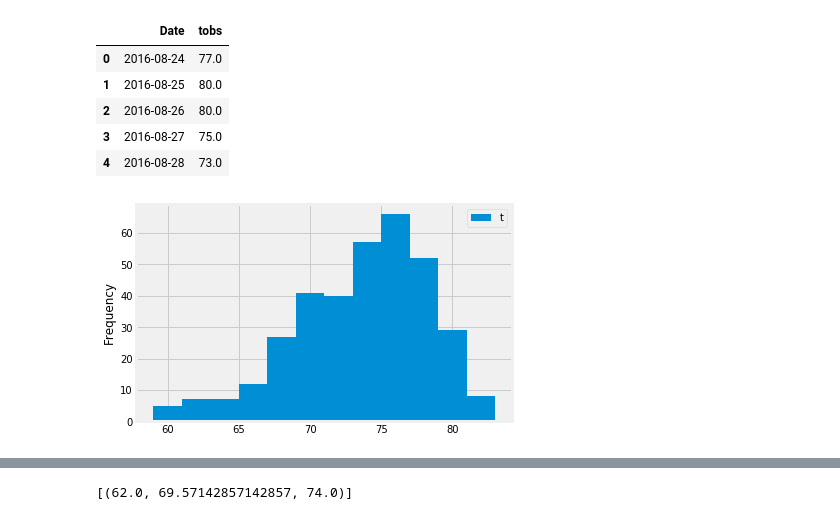
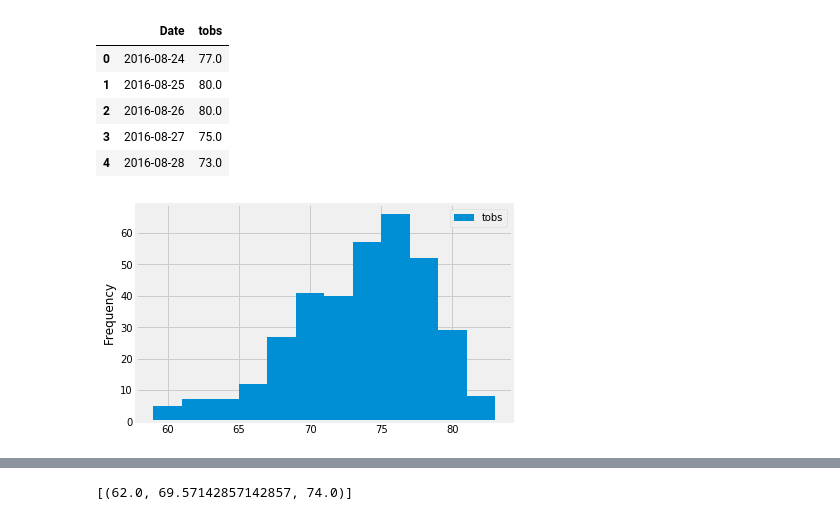
Before and after one commit to zareentaz/Advanced-Data-Storage-and-Retrieval, a Jupyter notebook: SQLAlchemy/climate_starter.ipynb, the cells around one changed output, grey strips where cells are left out. Drawn from its saved outputs; the diff is of its cells as text; code cells hidden in the pictures.

```diff
--- a/SQLAlchemy/climate_starter.ipynb
+++ b/SQLAlchemy/climate_starter.ipynb
@@ -261,12 +261,12 @@ date_tobs_df.head()
 # %%
 plt.hist(date_tobs_df['tobs'],12)
 #plot.xlabel('')
 plt.ylabel('Frequency')
-plt.legend("tobs",loc="best")
+plt.legend(["tobs"],loc="best")
 plt.savefig("Images/temperature.histogram.png")
 plt.show()
 # %% [output]
-[figure, old version]
+[figure, new version]
 # %% [markdown]
 ![precipitation](Images/station-histogram.png)
 # %%
```
Also changed, not shown: parts of 15 cells of this notebook, 3 other files.
